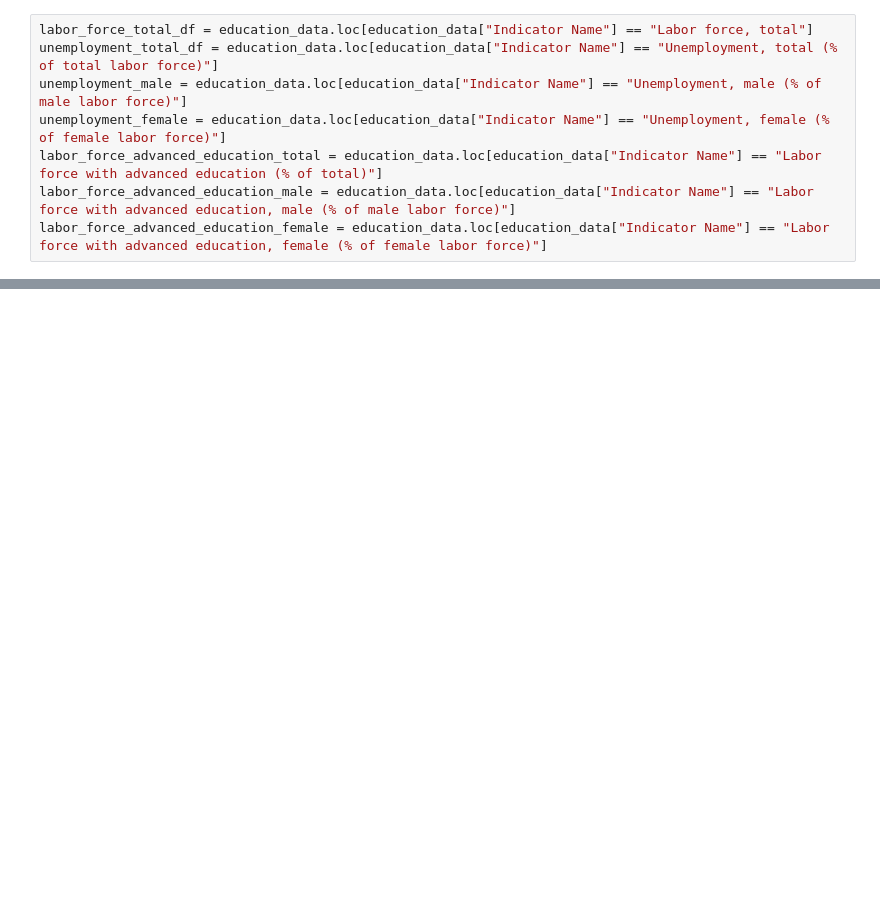
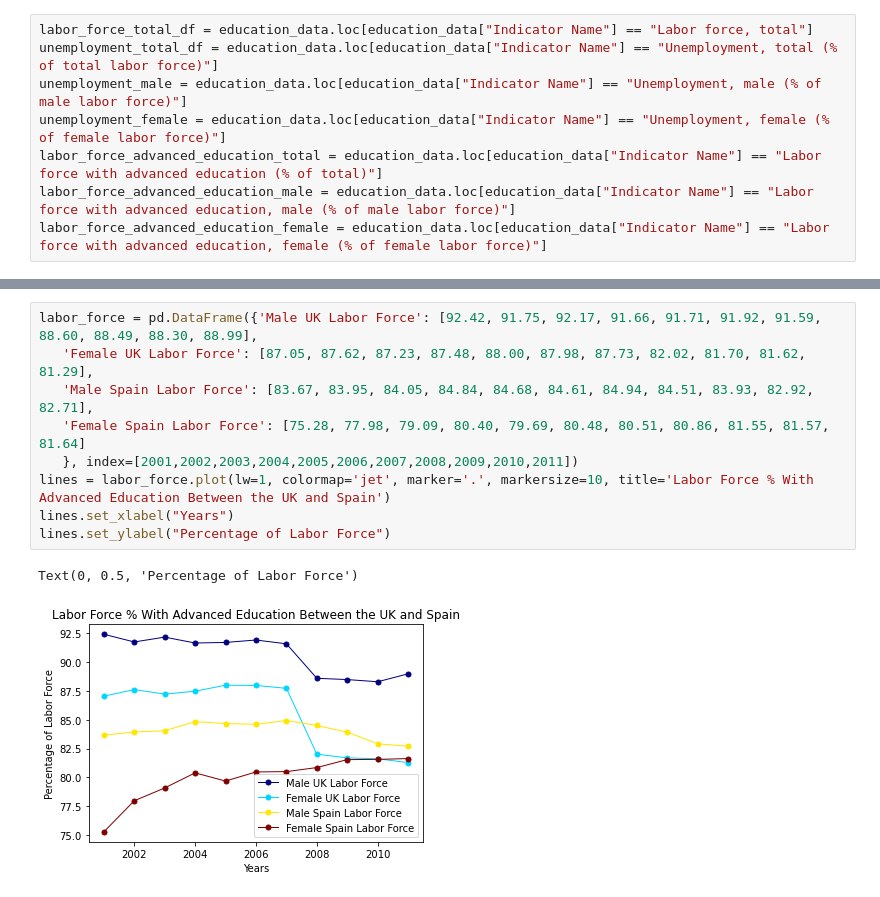
Before and after one commit to jakeazus/Education-Growth-Data-Analysis, a Jupyter notebook: jake/jakes-project-notebook-1.ipynb, the cells around one changed output, grey strips where cells are left out. Drawn from its saved outputs; the diff is of its cells as text; blank space fills up the shorter version.

```diff
--- a/jake/jakes-project-notebook-1.ipynb
+++ b/jake/jakes-project-notebook-1.ipynb
@@ -55,0 +75,12 @@ total_df.drop(columns=['2000', '2012', '2013', "2014", "2015", "2016"])
+# %%
+labor_force = pd.DataFrame({'Male UK Labor Force': [92.42, 91.75, 92.17, 91.66, 91.71, 91.92, 91.59, 88.60, 88.49, 88.30, 88.99],
+   'Female UK Labor Force': [87.05, 87.62, 87.23, 87.48, 88.00, 87.98, 87.73, 82.02, 81.70, 81.62, 81.29],
+   'Male Spain Labor Force': [83.67, 83.95, 84.05, 84.84, 84.68, 84.61, 84.94, 84.51, 83.93, 82.92, 82.71],
+   'Female Spain Labor Force': [75.28, 77.98, 79.09, 80.40, 79.69, 80.48, 80.51, 80.86, 81.55, 81.57, 81.64]
+   }, index=[2001,2002,2003,2004,2005,2006,2007,2008,2009,2010,2011])
+lines = labor_force.plot(lw=1, colormap='jet', marker='.', markersize=10, title='Labor Force % With Advanced Education Between the UK and Spain')
+lines.set_xlabel("Years")
+lines.set_ylabel("Percentage of Labor Force")
+# %% [output]
+Text(0, 0.5, 'Percentage of Labor Force')
+[figure, added]
```
Also changed, not shown: parts of 5 cells of this notebook.
